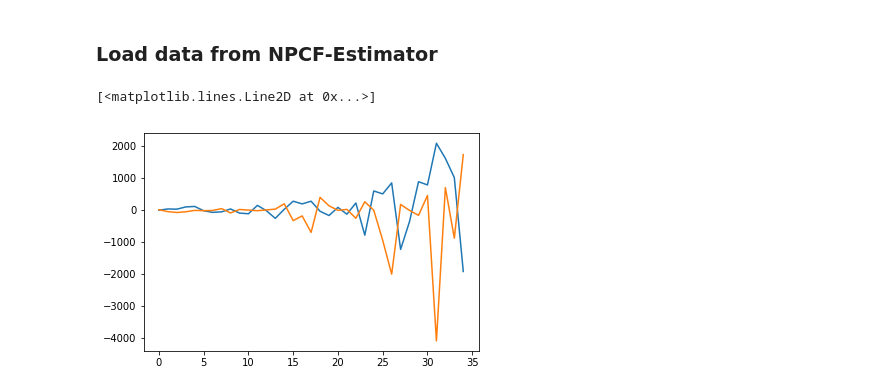
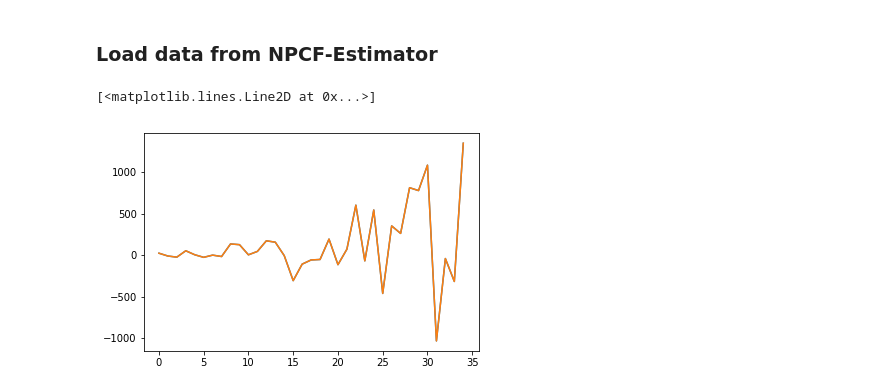
Before and after one commit to oliverphilcox/pynpcf, a Jupyter notebook: TestingOutputs.ipynb, the cells around one changed output. Cells and saved outputs as stored; diff of their text form; code cells hidden in the pictures.

```diff
--- a/TestingOutputs.ipynb
+++ b/TestingOutputs.ipynb
@@ -64,7 +64,7 @@ plt.plot(bin1[bin2==i],zeta3py[ell][bin2==i]/zeta3cpp[ell][bin2==i])
 ### Load data from pynpcf
 # %%
 n_ell = 6
-d = np.load('/home/ophilcox/pynpcf/outputs/test100_4PCF_n%d.npz'%n_ell)
+d = np.load('/home/ophilcox/pynpcf/outputs/test100orig_4PCF_n%d.npz'%n_ell)
 r1,r2,r3 = d.f.bin_centers.T
 zeta4py = d.f.zeta
 d.close()
@@ -84,10 +87,10 @@ for i in range(len(zeta4cpp_inp)):
     zeta4cpp[ell1[i],ell2[i],ell3[i]] = zeta4cpp_inp[i]
 # %%
 l1 = 2
-l2 = 2
-l3 = 0
+l2 = 3
+l3 = 3
 plt.plot(zeta4cpp[l1,l2,l3])
 plt.plot(zeta4py[l1,l2,l3])
 # %% [output]
 [<matplotlib.lines.Line2D at 0x...>]
-[figure, old version]
+[figure, new version]
```
Also changed, not shown: parts of 3 cells of this notebook, 28 other files.
